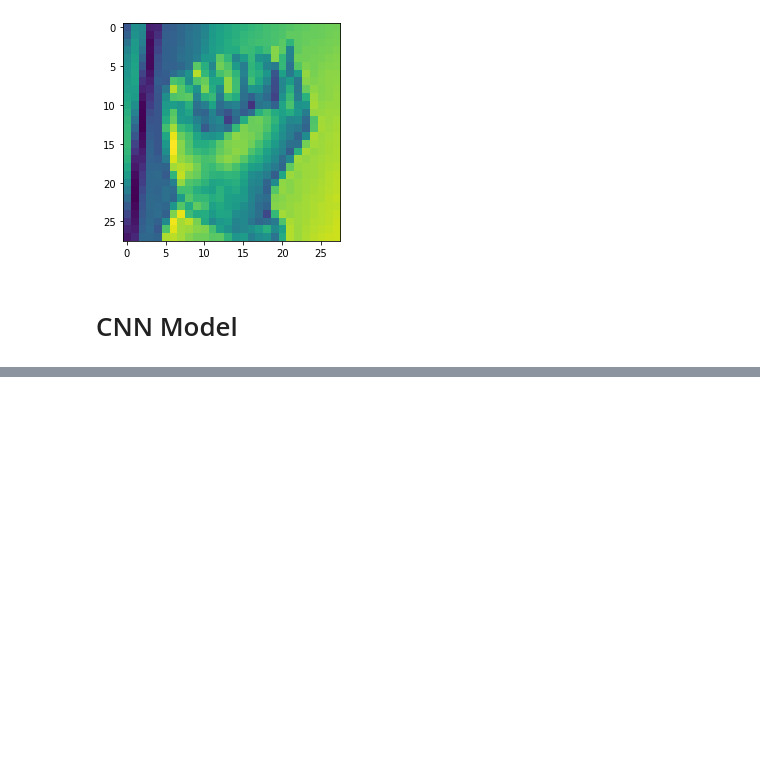
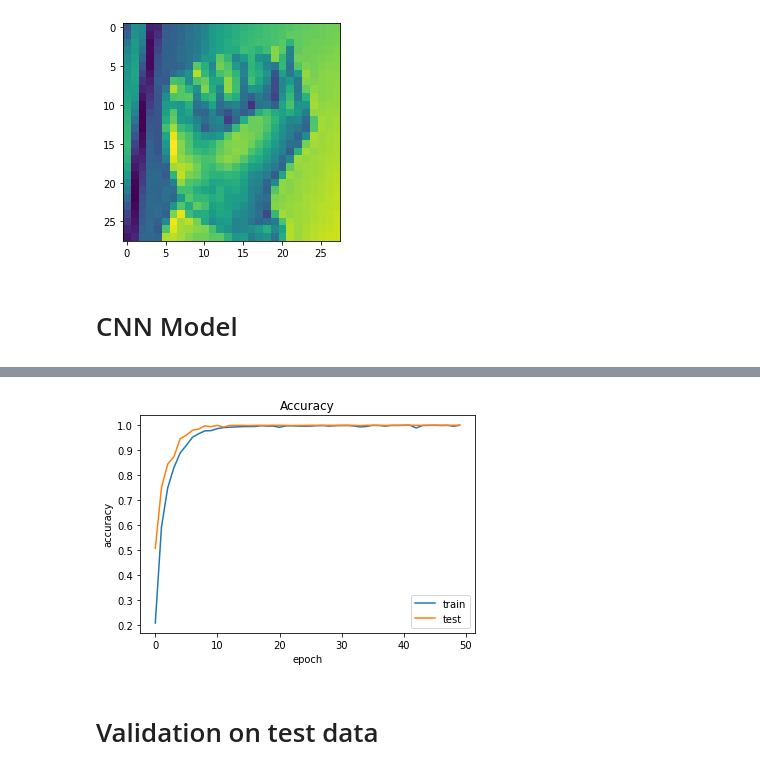
Before and after one commit to shashins/Capstone3_Project, a Jupyter notebook: Data_Preprocessing_Modeling.ipynb, the cells around one changed output, grey strips where cells are left out. Cells and saved outputs as stored; diff of their text form; code cells hidden in the pictures; blank space fills up the shorter version.

```diff
--- a/Data_Preprocessing_Modeling.ipynb
+++ b/Data_Preprocessing_Modeling.ipynb
@@ -100,0 +101,13 @@ Epoch 30/50
+# %%
+plt.plot(history.history['accuracy'])
+plt.plot(history.history['val_accuracy'])
+plt.title("Accuracy")
+plt.xlabel('epoch')
+plt.ylabel('accuracy')
+plt.legend(['train','test'])
+
+plt.show()
+# %% [output]
+[figure, added]
+# %% [markdown]
+# Validation on test data
```
Also changed, not shown: parts of 7 cells of this notebook.
